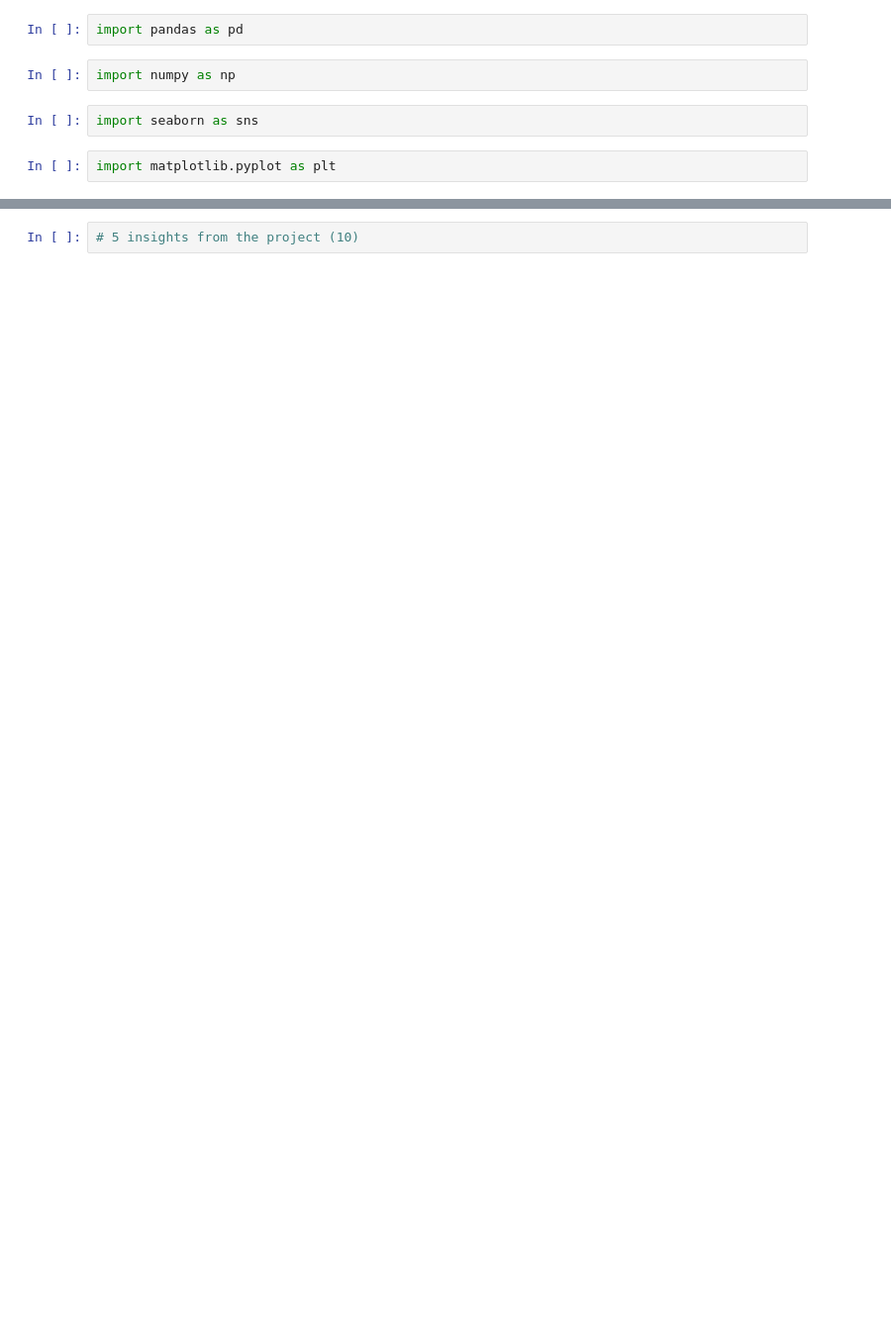
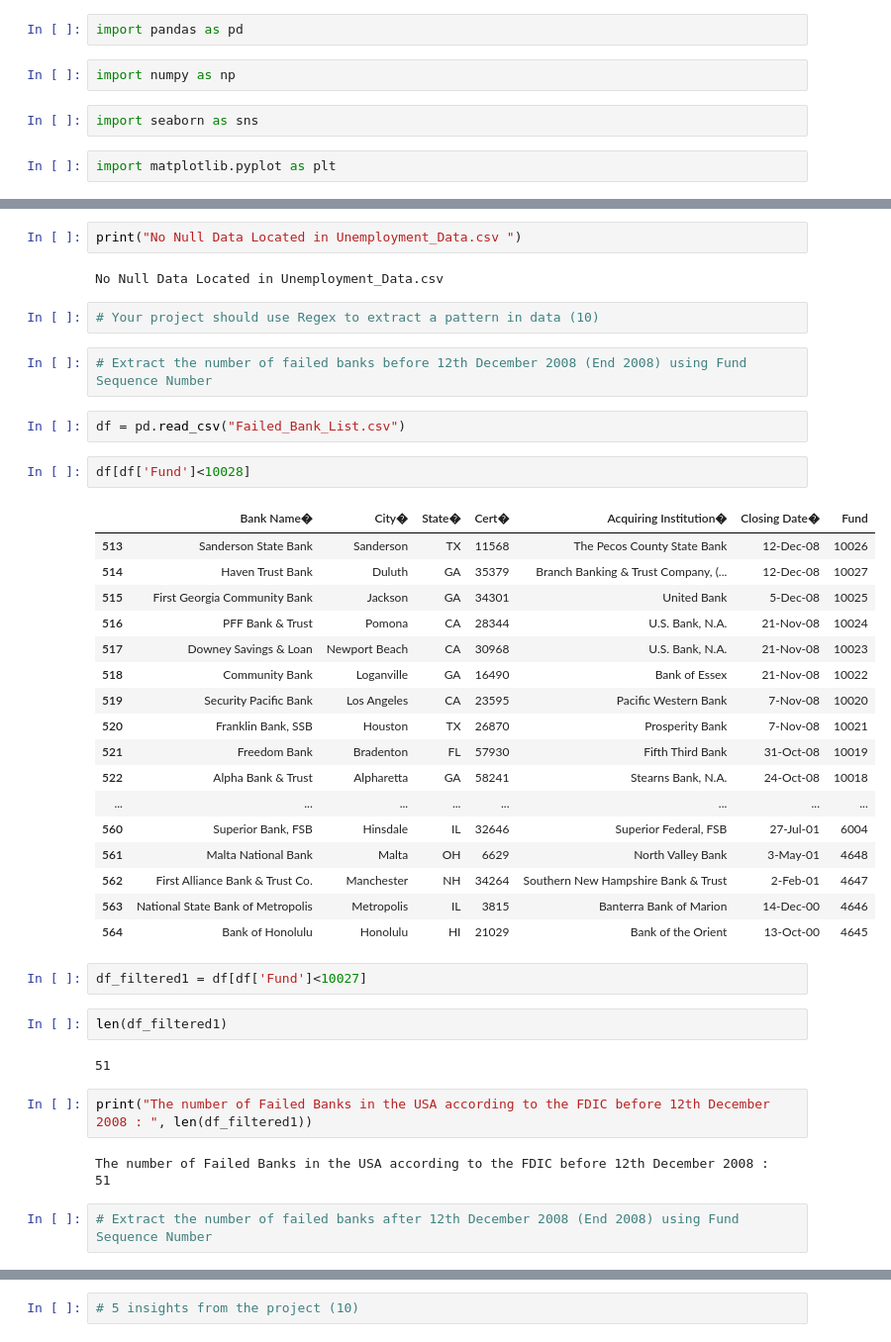
Before and after one commit to pmanuel1/UCDPA_Philip_Manuel, a Jupyter notebook: UCDPA_Philip_Manuel.ipynb, the cells around one changed output, grey strips where cells are left out. Shown at 99% size. Drawn from its saved outputs; the diff is of its cells as text; blank space fills up the shorter version.

```diff
--- a/UCDPA_Philip_Manuel.ipynb
+++ b/UCDPA_Philip_Manuel.ipynb
@@ -20,0 +186,42 @@ import matplotlib.pyplot as plt
+# %%
+print("No Null Data Located in Unemployment_Data.csv ")
+# %% [output]
+No Null Data Located in Unemployment_Data.csv
+# %%
+# Your project should use Regex to extract a pattern in data (10)
+# %%
+# Extract the number of failed banks before 12th December 2008 (End 2008) using Fund Sequence Number
+# %%
+df = pd.read_csv("Failed_Bank_List.csv")
+# %%
+df[df['Fund']<10028]
+# %% [output]
+|  | Bank Name� | City� | State� | Cert� | Acquiring Institution� | Closing Date� | Fund |
+| 513 | Sanderson State Bank | Sanderson | TX | 11568 | The Pecos County State Bank | 12-Dec-08 | 10026 |
+| 514 | Haven Trust Bank | Duluth | GA | 35379 | Branch Banking & Trust Company, (... | 12-Dec-08 | 10027 |
+| 515 | First Georgia Community Bank | Jackson | GA | 34301 | United Bank | 5-Dec-08 | 10025 |
+| 516 | PFF Bank & Trust | Pomona | CA | 28344 | U.S. Bank, N.A. | 21-Nov-08 | 10024 |
+| 517 | Downey Savings & Loan | Newport Beach | CA | 30968 | U.S. Bank, N.A. | 21-Nov-08 | 10023 |
+| 518 | Community Bank | Loganville | GA | 16490 | Bank of Essex | 21-Nov-08 | 10022 |
+| 519 | Security Pacific Bank | Los Angeles | CA | 23595 | Pacific Western Bank | 7-Nov-08 | 10020 |
+| 520 | Franklin Bank, SSB | Houston | TX | 26870 | Prosperity Bank | 7-Nov-08 | 10021 |
+| 521 | Freedom Bank | Bradenton | FL | 57930 | Fifth Third Bank | 31-Oct-08 | 10019 |
+| 522 | Alpha Bank & Trust | Alpharetta | GA | 58241 | Stearns Bank, N.A. | 24-Oct-08 | 10018 |
+| ... | ... | ... | ... | ... | ... | ... | ... |
+| 560 | Superior Bank, FSB | Hinsdale | IL | 32646 | Superior Federal, FSB | 27-Jul-01 | 6004 |
+| 561 | Malta National Bank | Malta | OH | 6629 | North Valley Bank | 3-May-01 | 4648 |
+| 562 | First Alliance Bank & Trust Co. | Manchester | NH | 34264 | Southern New Hampshire Bank & Trust | 2-Feb-01 | 4647 |
+| 563 | National State Bank of Metropolis | Metropolis | IL | 3815 | Banterra Bank of Marion | 14-Dec-00 | 4646 |
+| 564 | Bank of Honolulu | Honolulu | HI | 21029 | Bank of the Orient | 13-Oct-00 | 4645 |
+# %%
+df_filtered1 = df[df['Fund']<10027]
+# %%
+len(df_filtered1)
+# %% [output]
+51
+# %%
+print("The number of Failed Banks in the USA according to the FDIC before 12th December 2008 : ", len(df_filtered1))
+# %% [output]
+The number of Failed Banks in the USA according to the FDIC before 12th December 2008 :  51
+# %%
+# Extract the number of failed banks after 12th December 2008 (End 2008) using Fund Sequence Number
```
Also changed, not shown: parts of 70 cells of this notebook.
